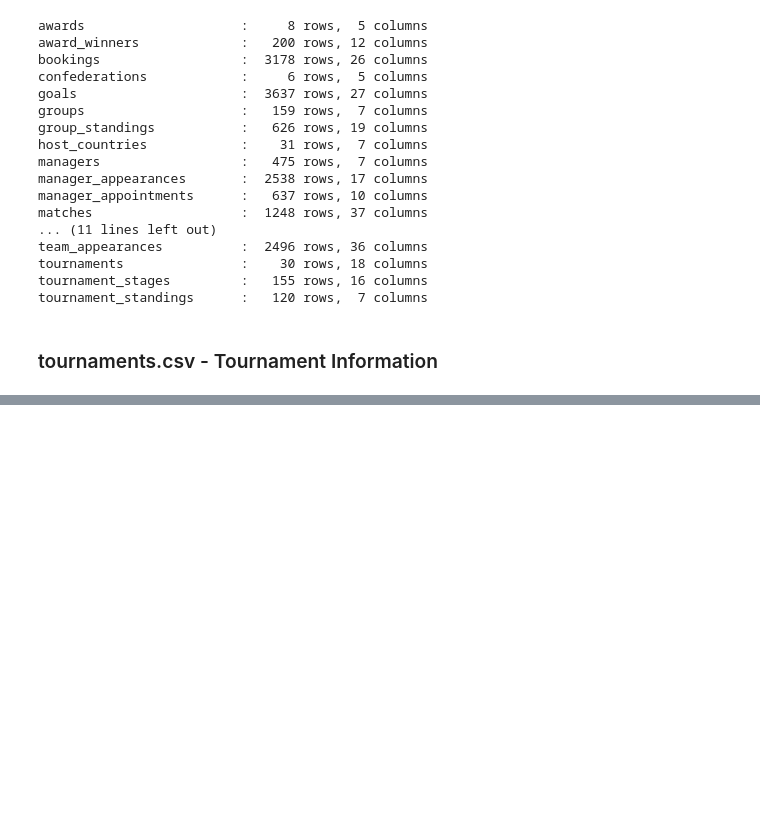
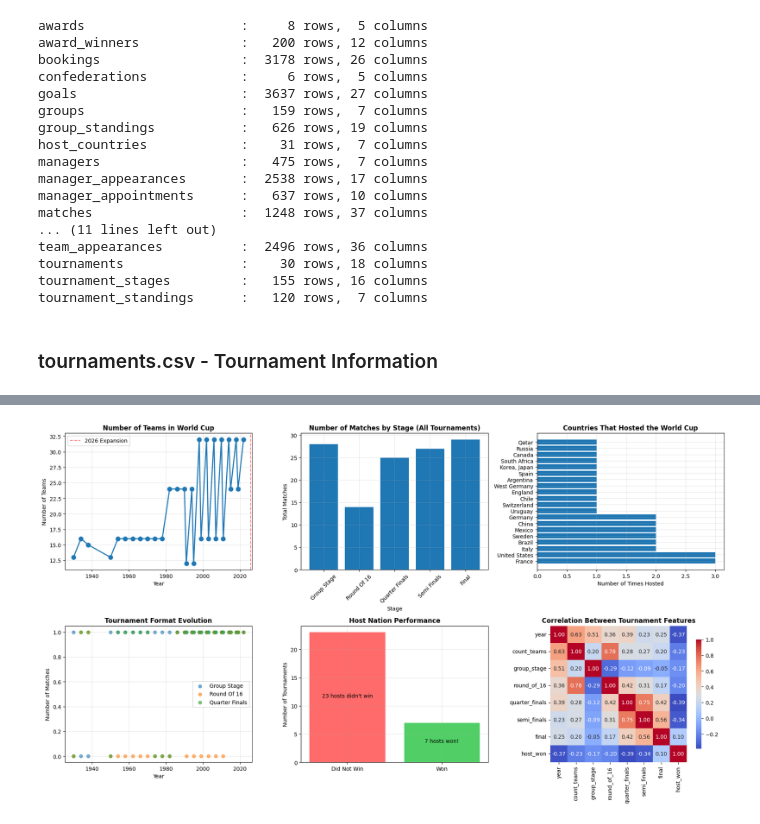
Before and after one commit to Atieng/World-Cup-2026-Goal-Prediction, a Jupyter notebook: index.ipynb, the cells around one changed output, grey strips where cells are left out. Saved outputs shown, nothing was run; the diff lists cells and outputs as text; code cells hidden in the pictures; blank space fills up the shorter version.

Commit message:
add data visualization

```diff
--- a/index.ipynb
+++ b/index.ipynb
@@ -77,0 +69,9 @@ print(f"\nMissing Values:\n{tournaments.isnull().sum()}")
+# %%
+tournaments = dfs['tournaments']
+print("TOURNAMENTS INFO:")
+print(f"Shape: {tournaments.shape}")
+print(f"\nColumns: {tournaments.columns.tolist()}")
+print(f"\nData Types:\n{tournaments.dtypes}")
+print(f"\nFirst 5 rows:")
+display(tournaments.head())
+print(f"\nMissing Values:\n{tournaments.isnull().sum()}")
@@ -77,0 +124,80 @@ print(f"\nMissing Values:\n{tournaments.isnull().sum()}")
+# %%
+# ============================================
+# CELL 2: Tournament Statistics & Evolution
+# ============================================
+
+print("="*60)
+print("TOURNAMENT STATISTICS")
+print("="*60)
+
+print(f"Number of World Cups: {len(tournaments)}")
+print(f"Years Range: {tournaments['year'].min()} - {tournaments['year'].max()}")
+print(f"Average Teams per Tournament: {tournaments['count_teams'].mean():.1f}")
+print(f"Hosts that won: {tournaments['host_won'].sum()} out of {len(tournaments)}")
+
+# Tournament Evolution Over Time
+fig, axes = plt.subplots(2, 3, figsize=(18, 10))
+
+# 1. Number of Teams Over Time
+ax1 = axes[0, 0]
+ax1.plot(tournaments['year'], tournaments['count_teams'], 'o-', linewidth=2, markersize=8)
+ax1.set_title('Number of Teams in World Cup', fontsize=12, fontweight='bold')
+ax1.set_xlabel('Year')
+ax1.set_ylabel('Number of Teams')
+ax1.grid(True, alpha=0.3)
+# Mark the 2026 expansion
+ax1.axvline(x=2026, color='red', linestyle='--', alpha=0.5, label='2026 Expansion')
+ax1.legend()
+
+# 2. Tournament Stages Over Time
+ax2 = axes[0, 1]
+stages = ['group_stage', 'round_of_16', 'quarter_finals', 'semi_finals', 'final']
+stage_counts = tournaments[stages].sum()
+ax2.bar(stage_counts.index.str.replace('_', ' ').str.title(), stage_counts.values)
+ax2.set_title('Number of Matches by Stage (All Tournaments)', fontsize=12, fontweight='bold')
+ax2.set_xlabel('Stage')
+ax2.set_ylabel('Total Matches')
+ax2.set_xticklabels(ax2.get_xticklabels(), rotation=45)
+ax2.grid(True, alpha=0.3)
+
+# 3. Host Country Distribution
+ax3 = axes[0, 2]
+host_counts = tournaments['host_country'].value_counts()
+ax3.barh(host_counts.index, host_counts.values)
+ax3.set_title('Countries That Hosted the World Cup', fontsize=12, fontweight='bold')
+ax3.set_xlabel('Number of Times Hosted')
+ax3.grid(True, alpha=0.3)
+
+# 4. Tournament Format Evolution - Teams vs Stages
+ax4 = axes[1, 0]
+for stage in ['group_stage', 'round_of_16', 'quarter_finals']:
+    ax4.scatter(tournaments['year'], tournaments[stage], label=stage.replace('_', ' ').title(), alpha=0.6)
+ax4.set_title('Tournament Format Evolution', fontsize=12, fontweight='bold')
+ax4.set_xlabel('Year')
+ax4.set_ylabel('Number of Matches')
+ax4.legend()
+ax4.grid(True, alpha=0.3)
+
+# 5. Host Performance
+ax5 = axes[1, 1]
+host_won_df = tournaments['host_won'].value_counts()
+colors = ['#ff6b6b' if i == 0 else '#51cf66' for i in host_won_df.index]
+ax5.bar(['Did Not Win', 'Won'], host_won_df.values, color=colors)
+ax5.set_title('Host Nation Performance', fontsize=12, fontweight='bold')
+ax5.set_ylabel('Number of Tournaments')
+ax5.text(0, host_won_df[0]/2, f"{host_won_df[0]} hosts didn't win", ha='center')
+ax5.text(1, host_won_df[1]/2, f"{host_won_df[1]} hosts won!", ha='center')
+ax5.grid(True, alpha=0.3)
+
+# 6. Correlation Heatmap of Tournament Features
+ax6 = axes[1, 2]
+numeric_cols = ['year', 'count_teams', 'group_stage', 'round_of_16', 'quarter_finals',
+                'semi_finals', 'final', 'host_won']
+corr_matrix = tournaments[numeric_cols].corr()
+sns.heatmap(corr_matrix, annot=True, fmt='.2f', cmap='coolwarm',
+            square=True, ax=ax6, cbar_kws={'shrink': 0.8})
+ax6.set_title('Correlation Between Tournament Features', fontsize=12, fontweight='bold')
+
+plt.tight_layout()
+plt.show()
+# %% [output]
@@ -77,0 +211 @@ print(f"\nMissing Values:\n{tournaments.isnull().sum()}")
+[figure, added]
```
Also changed, not shown: parts of 6 cells of this notebook.
